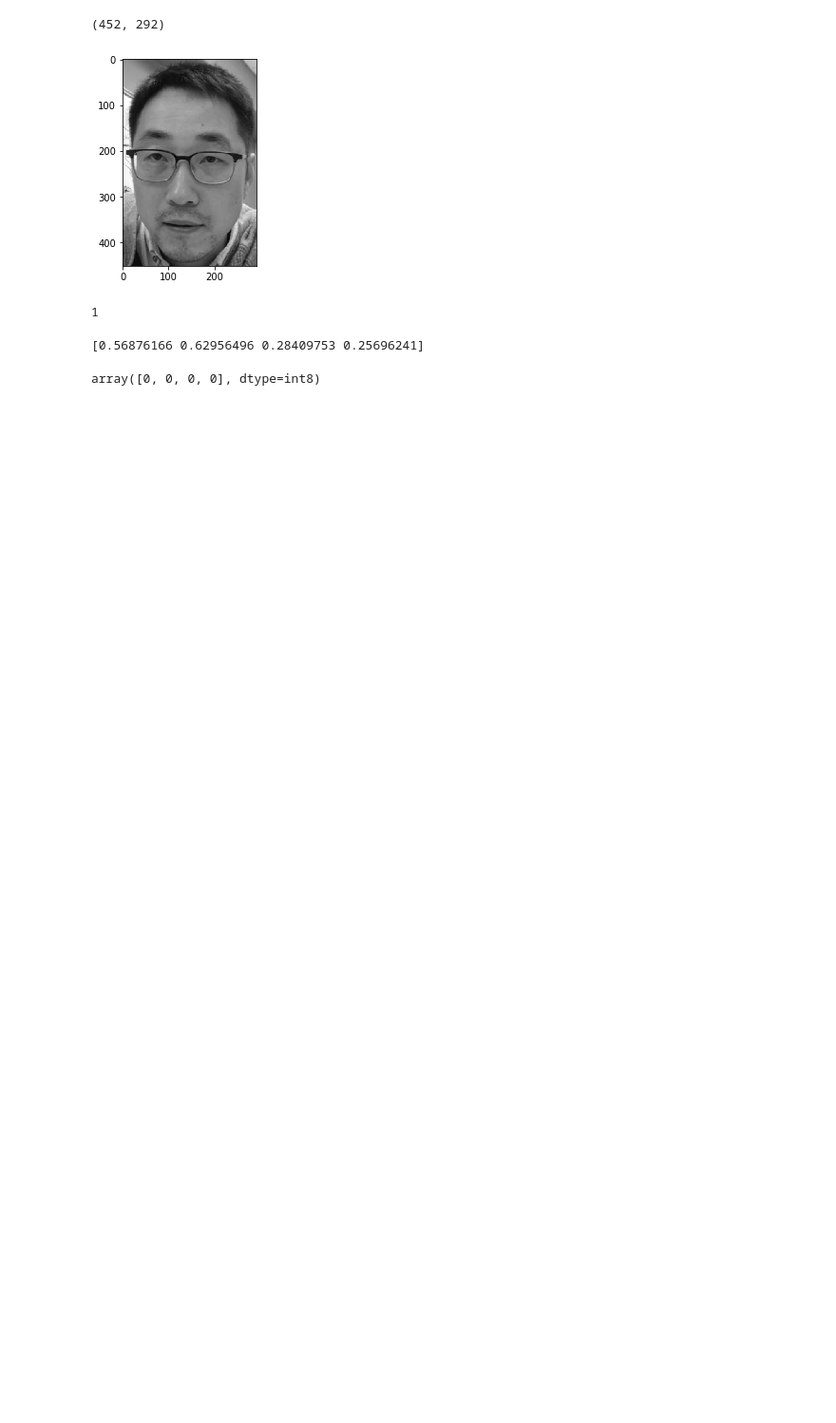
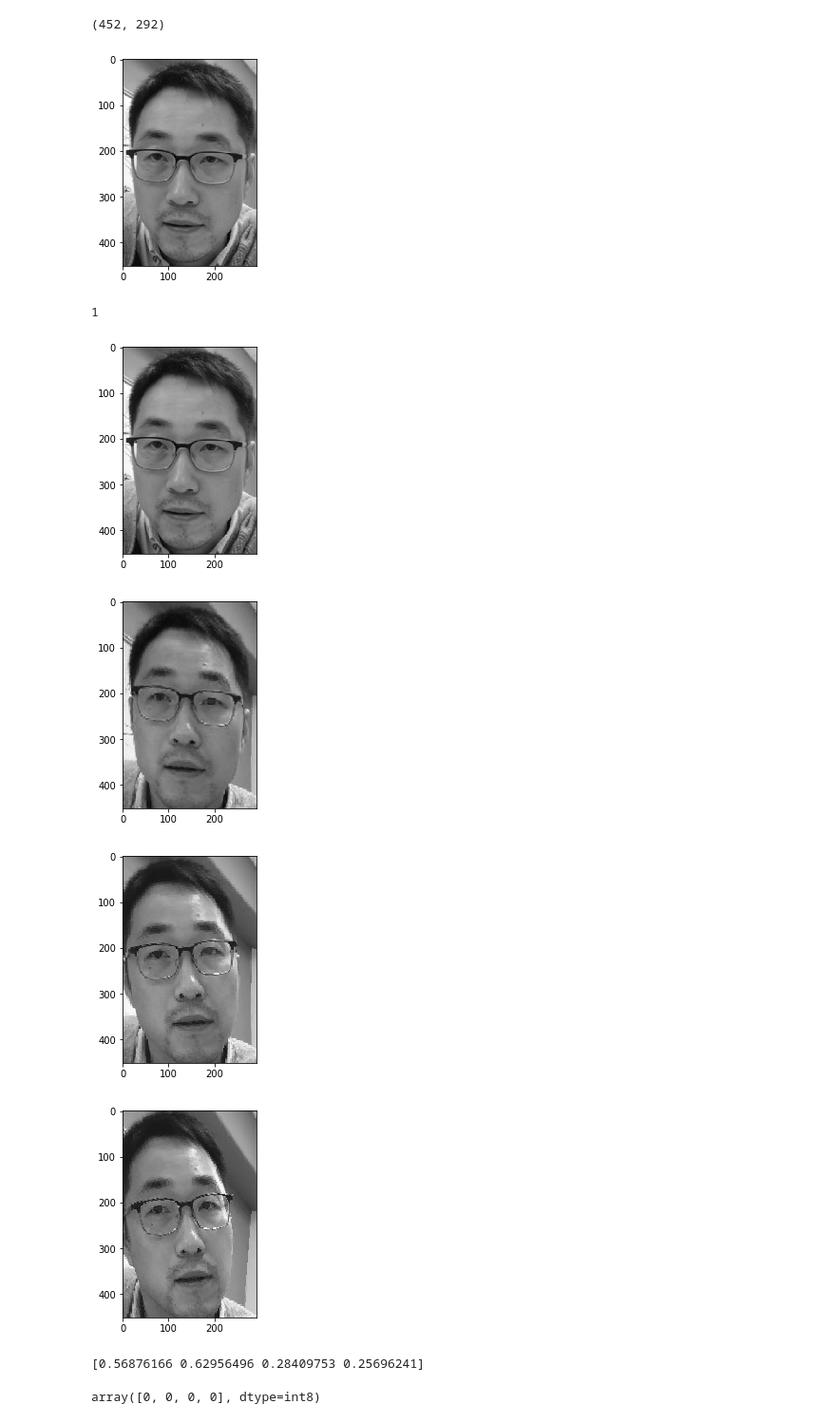
Before and after one commit to djzts/CSCI5561, a Jupyter notebook: hw2/Reg.ipynb, the cells around one changed output. Shown at 95% size. Saved outputs shown, nothing was run; the diff lists cells and outputs as text; code cells hidden in the pictures; blank space fills up the shorter version.

```diff
--- a/hw2/Reg.ipynb
+++ b/hw2/Reg.ipynb
@@ -404,6 +452,20 @@ print(np.min(template))
 (452, 292)
 [figure]
 1
+# %%
+plt.imshow(t_list[0], cmap='gray', vmin=0, vmax=255)
+plt.show()
+plt.imshow(t_list[1], cmap='gray', vmin=0, vmax=255)
+plt.show()
+plt.imshow(t_list[2], cmap='gray', vmin=0, vmax=255)
+plt.show()
+plt.imshow(t_list[3], cmap='gray', vmin=0, vmax=255)
+plt.show()
+# %% [output]
+[figure, added]
+[figure, added]
+[figure, added]
+[figure, added]
 # %%
 xi = (0.1, 9, np.transpose(np.linspace(0, 30, 4)), np.linspace(0, 0.3, 4))
 result = interpolate.interpn(points, arr, xi)
```
Also changed, not shown: parts of 8 cells of this notebook.
